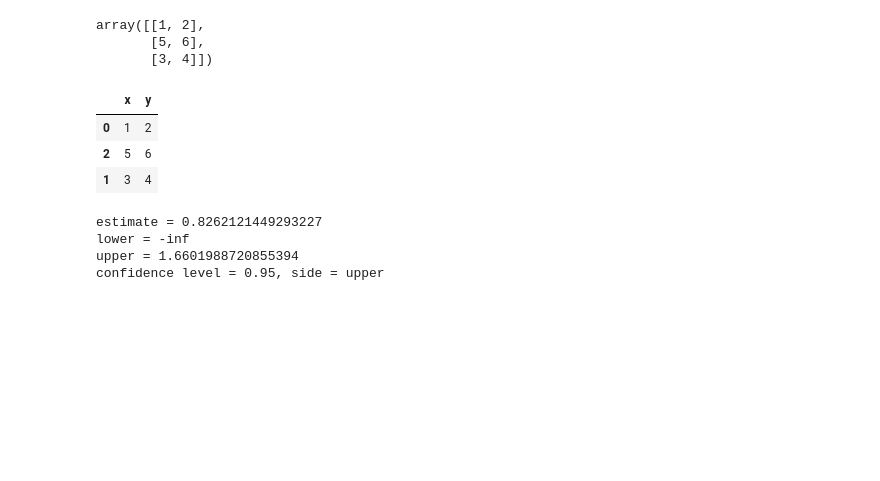
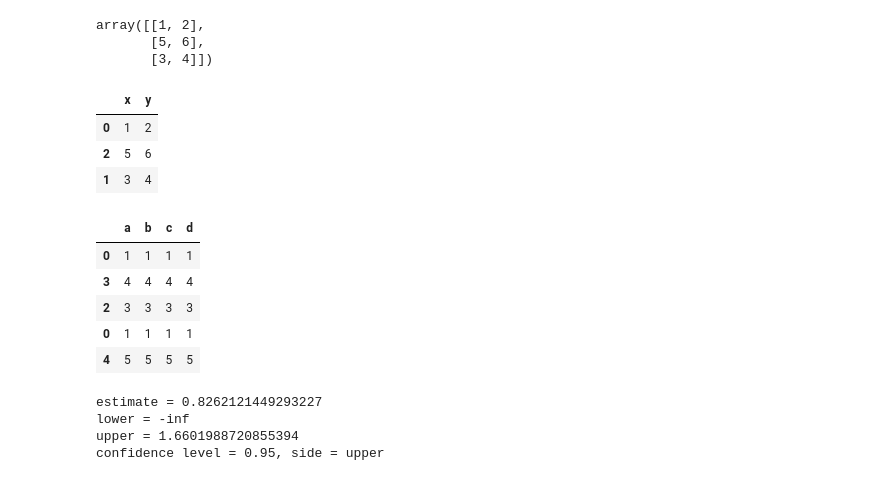
Before and after one commit to enejH04/bootstrap-inference, a Jupyter notebook: notebooks/coverage_test.ipynb, the cells around one changed output. Cells and saved outputs as stored; diff of their text form; code cells hidden in the pictures; blank space fills up the shorter version.

Commit message:
Add some tests for hierarchical resampler

```diff
--- a/notebooks/coverage_test.ipynb
+++ b/notebooks/coverage_test.ipynb
@@ -24,6 +24,19 @@ resampler_df.draw_sample(rng)
 | 0 | 1 | 2 |
 | 2 | 5 | 6 |
 | 1 | 3 | 4 |
+# %%
+rng = np.random.default_rng(123)
+df = pd.DataFrame({"a": [1, 2, 3, 4, 5], "b": [1, 2, 3, 4, 5], "c": [1, 2, 3, 4, 5], "d": [1, 2, 3, 4, 5]})
+resampler = HierarchicalResampler(df, [("a", True), ("b", False)])
+
+resampler.draw_sample(rng)
+# %% [output]
+|  | a | b | c | d |
+| 0 | 1 | 1 | 1 | 1 |
+| 3 | 4 | 4 | 4 | 4 |
+| 2 | 3 | 3 | 3 | 3 |
+| 0 | 1 | 1 | 1 | 1 |
+| 4 | 5 | 5 | 5 | 5 |
 # %%
 rng = np.random.default_rng(123)
 
```
Also changed, not shown: parts of 1 cell of this notebook, 5 other files.
